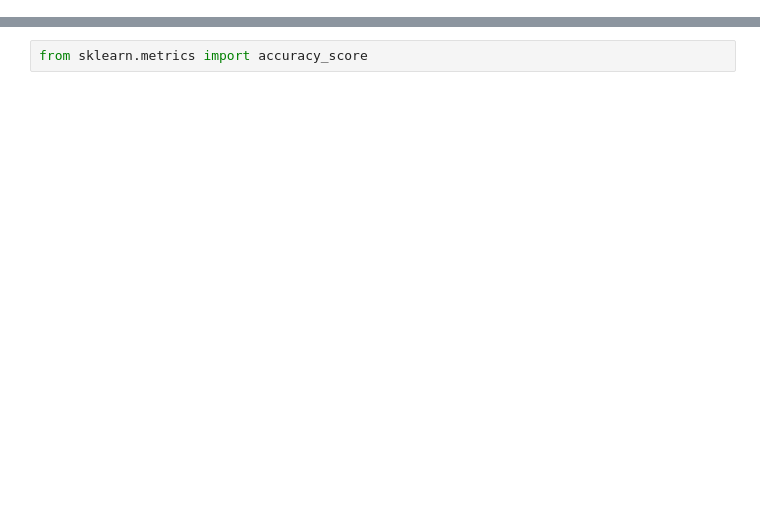
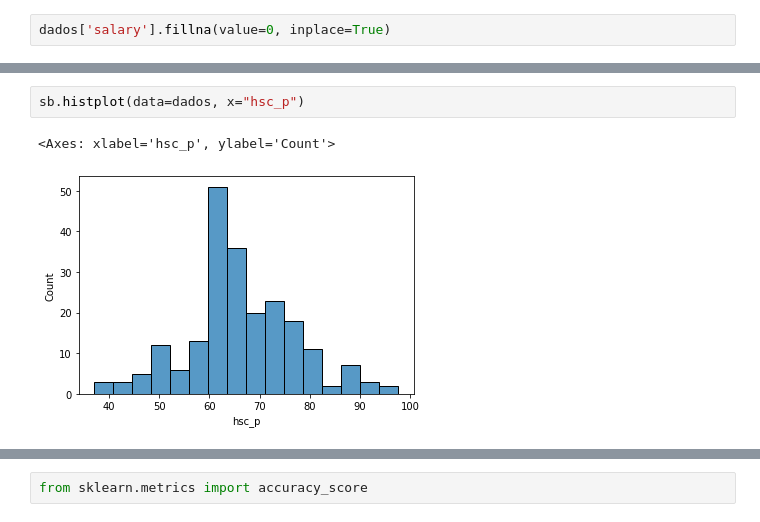
Before and after one commit to tiagomartins03/MachineLearning, a Jupyter notebook: Supervisioned/Classification/SVM/Proj_Recrutment/main.ipynb, the cells around one changed output, grey strips where cells are left out. Saved outputs shown, nothing was run; the diff lists cells and outputs as text; blank space fills up the shorter version.

```diff
--- a/Supervisioned/Classification/SVM/Proj_Recrutment/main.ipynb
+++ b/Supervisioned/Classification/SVM/Proj_Recrutment/main.ipynb
@@ -80,0 +115,2 @@ y_predict_svm = svm.predict(x_test_escalonado)
+# %%
+dados['salary'].fillna(value=0, inplace=True)
@@ -80,0 +145,5 @@ y_predict_svm = svm.predict(x_test_escalonado)
+# %%
+sb.histplot(data=dados, x="hsc_p")
+# %% [output]
+<Axes: xlabel='hsc_p', ylabel='Count'>
+[figure, added]
```
Also changed, not shown: parts of 95 cells of this notebook.
